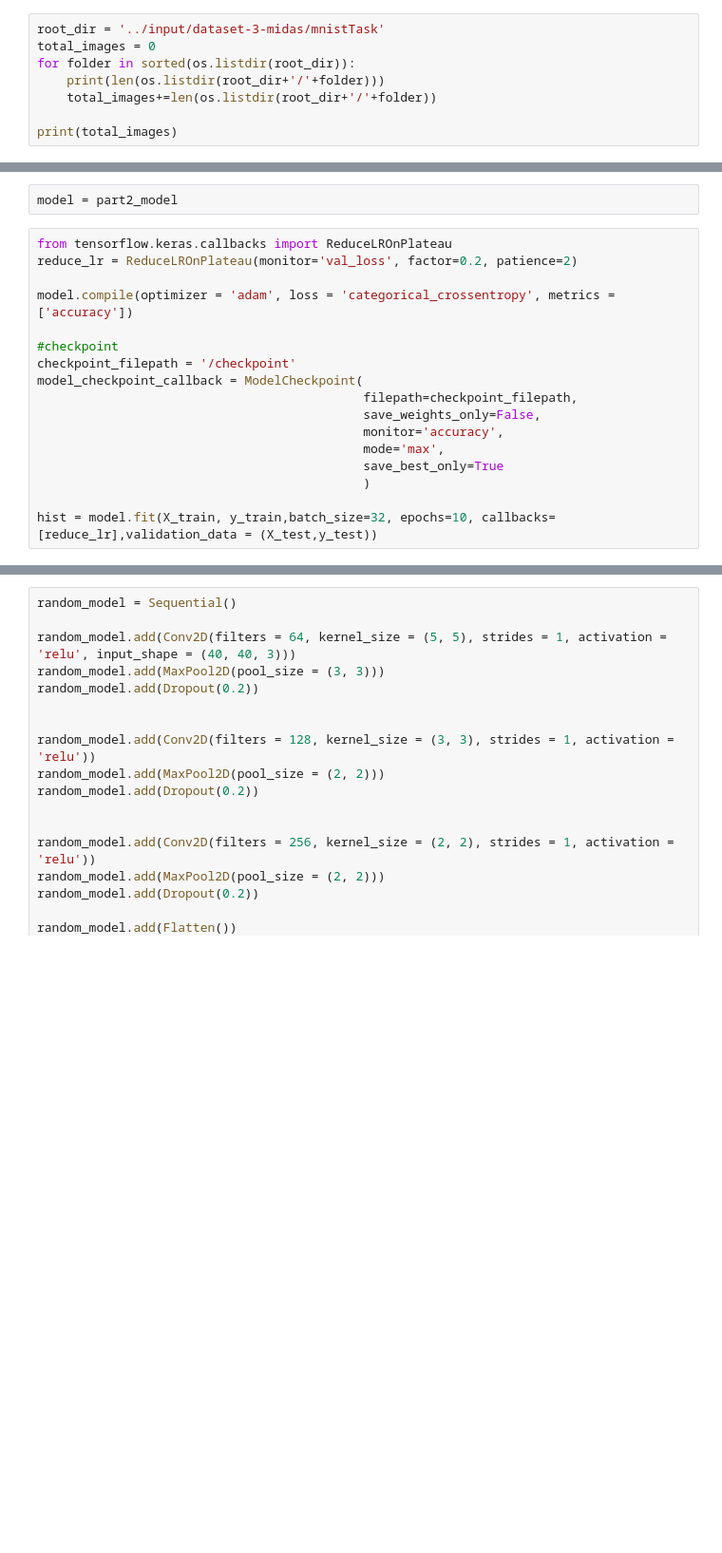
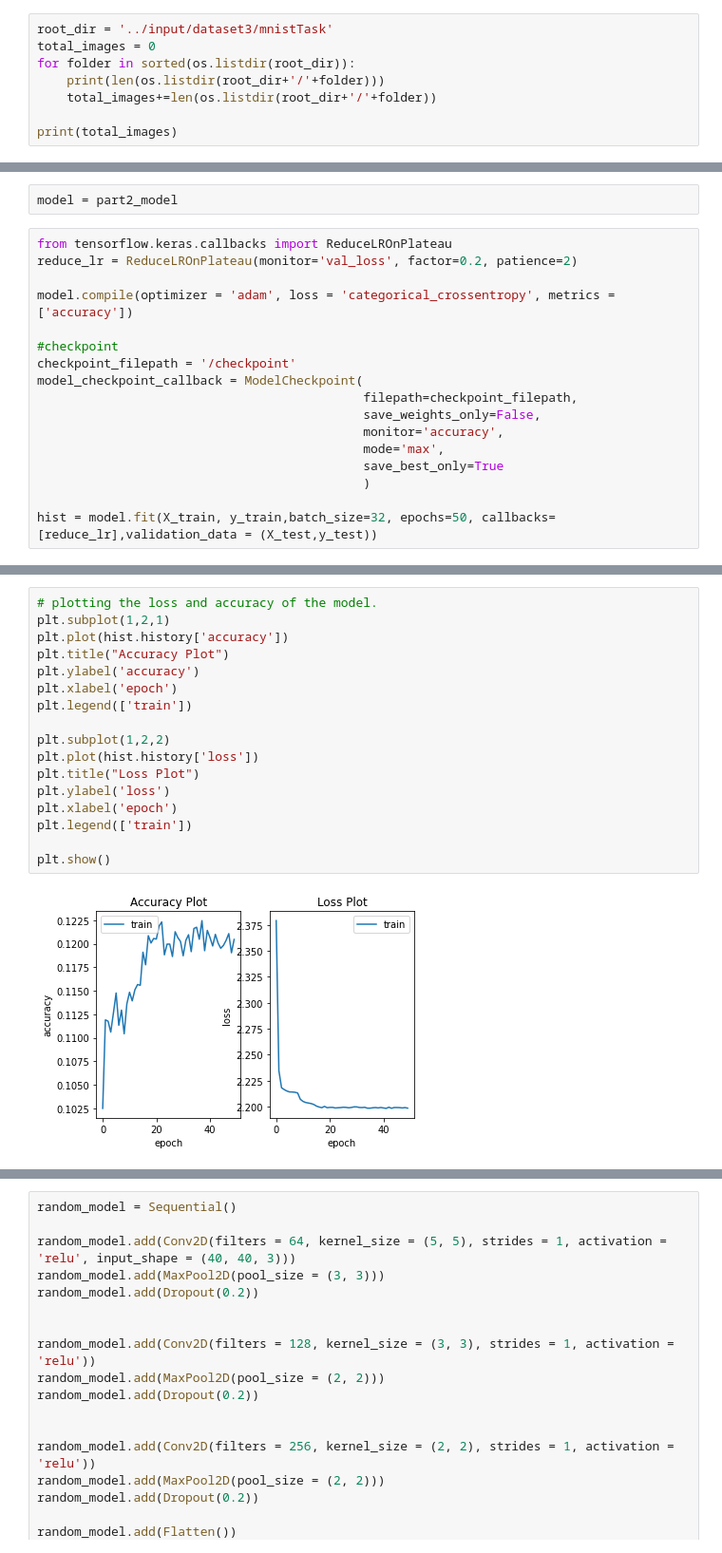
Before and after one commit to manohar2000/MIDAS_Challenge, a Jupyter notebook: part-3.ipynb, the cells around one changed output, grey strips where cells are left out. Shown at 95% size. Saved outputs shown, nothing was run; the diff lists cells and outputs as text; blank space fills up the shorter version.

```diff
--- a/part-3.ipynb
+++ b/part-3.ipynb
@@ -9,7 +9,7 @@ import matplotlib.pyplot as plt
 import os
 import cv2
 # %%
-root_dir = '../input/dataset-3-midas/mnistTask'
+root_dir = '../input/dataset3/mnistTask'
 total_images = 0
 for folder in sorted(os.listdir(root_dir)):
     print(len(os.listdir(root_dir+'/'+folder)))
@@ -185,5 +185,5 @@ model_checkpoint_callback = ModelCheckpoint(
                                             save_best_only=True
                                             )
 
-hist = model.fit(X_train, y_train,batch_size=32, epochs=10, callbacks=[reduce_lr],validation_data = (X_test,y_test))
+hist = model.fit(X_train, y_train,batch_size=32, epochs=50, callbacks=[reduce_lr],validation_data = (X_test,y_test))
 # %% [output]
@@ -209,0 +207,19 @@ Epoch 10/10
+# %%
+# plotting the loss and accuracy of the model.
+plt.subplot(1,2,1)
+plt.plot(hist.history['accuracy'])
+plt.title("Accuracy Plot")
+plt.ylabel('accuracy')
+plt.xlabel('epoch')
+plt.legend(['train'])
+
+plt.subplot(1,2,2)
+plt.plot(hist.history['loss'])
+plt.title("Loss Plot")
+plt.ylabel('loss')
+plt.xlabel('epoch')
+plt.legend(['train'])
+
+plt.show()
+# %% [output]
+[figure, added]
```
Also changed, not shown: parts of 12 cells of this notebook, 1 other file.
